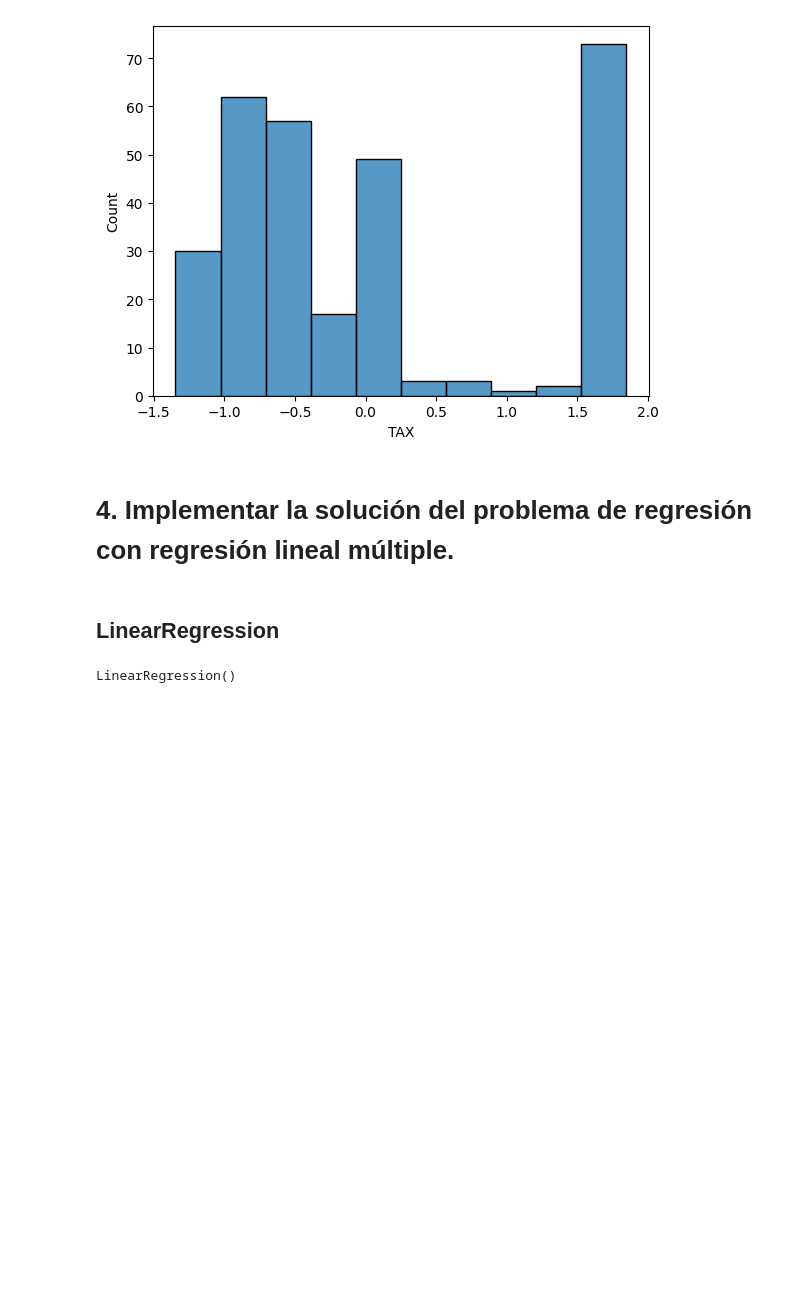
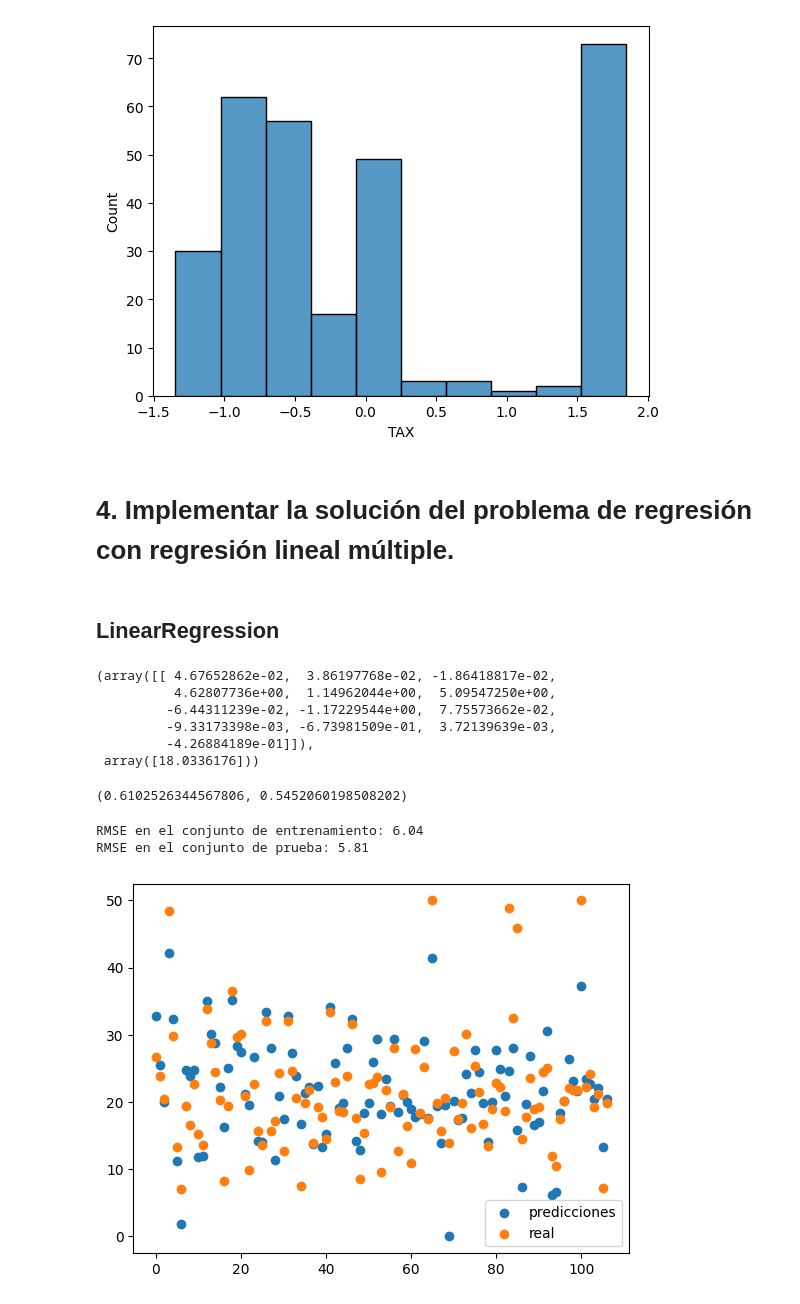
Before and after one commit to julilc/AA1-TUIA-LopezCeratto-RodriguezGrino-Slepoy, a Jupyter notebook: Tp-regresion-AA1-Kn.ipynb, the cells around one changed output. Drawn from its saved outputs; the diff is of its cells as text; code cells hidden in the pictures; blank space fills up the shorter version.

```diff
--- a/Tp-regresion-AA1-Kn.ipynb
+++ b/Tp-regresion-AA1-Kn.ipynb
@@ -289,6 +295,52 @@ sns.histplot(X_train_sdd['TAX'])
 ## LinearRegression
 # %%
 linear_r = LinearRegression()
-linear_r.fit(X_train_sdd,y_train)
+linear_r.fit(X_train,y_train)
+slope = linear_r.coef_[0]
+intercept = linear_r.intercept_
-# %% [output]
-LinearRegression()
+# %%
+# 1. Crear el imputador con la estrategia de mediana
+imputer = SimpleImputer(strategy='median')
+
+# 2. Ajustar el imputador solo con los datos de entrenamiento ya imputados por KNN
+imputer.fit(X_train)  # X_train ya no tiene NaN, fue imputado con KNN
+
+# 3. Aplicar la mediana del conjunto de entrenamiento para imputar el conjunto de prueba
+X_test_imputed = pd.DataFrame(imputer.transform(X_test))
+# %%
+X_test_imputed.columns = list(X_train.columns)
+# %%
+y_train_pred = linear_r.predict(X_train)
+y_test_pred = linear_r.predict(X_test_imputed)
+# %%
+linear_r.coef_, linear_r.intercept_
+# %% [output]
+(array([[ 4.67652862e-02,  3.86197768e-02, -1.86418817e-02,
+          4.62807736e+00,  1.14962044e+00,  5.09547250e+00,
+         -6.44311239e-02, -1.17229544e+00,  7.75573662e-02,
+         -9.33173398e-03, -6.73981509e-01,  3.72139639e-03,
+         -4.26884189e-01]]),
+ array([18.0336176]))
+# %%
+linear_r.score(X_train,y_train), linear_r.score(X_test_imputed,y_test)
+# %% [output]
+(0.6102526344567806, 0.5452060198508202)
+# %%
+from sklearn.metrics import mean_squared_error
+
+RMSE_train = mean_squared_error(y_train, linear_r.predict(X_train), squared=False)
+RMSE_test = mean_squared_error(y_test, y_test_pred, squared=False)
+
+print('RMSE en el conjunto de entrenamiento: {}'.format(round(RMSE_train, 2)))
+print('RMSE en el conjunto de prueba: {}'.format(round(RMSE_test, 2)))
+# %% [output]
+RMSE en el conjunto de entrenamiento: 6.04
+RMSE en el conjunto de prueba: 5.81
+# %%
+x=range(len(y_test))
+plt.scatter(x, y=y_test_pred, label='predicciones')
+plt.scatter(x, y=y_test, label='real')
+plt.legend()
+plt.show()
+# %% [output]
+[figure, added]
```
Also changed, not shown: parts of 15 cells of this notebook.
